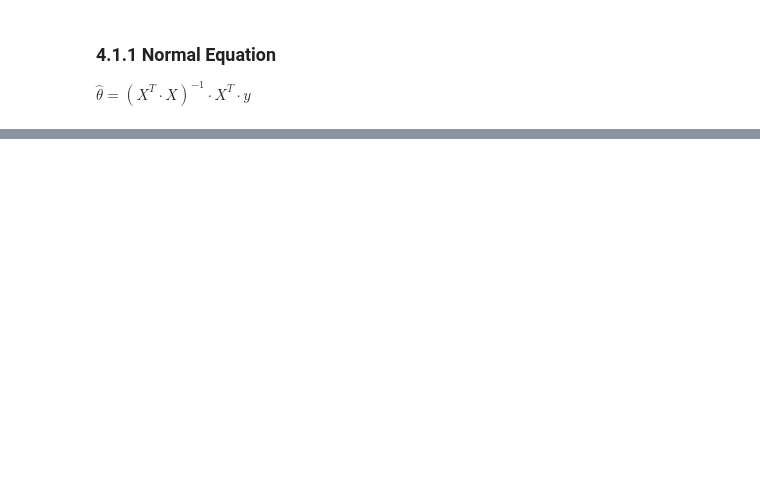
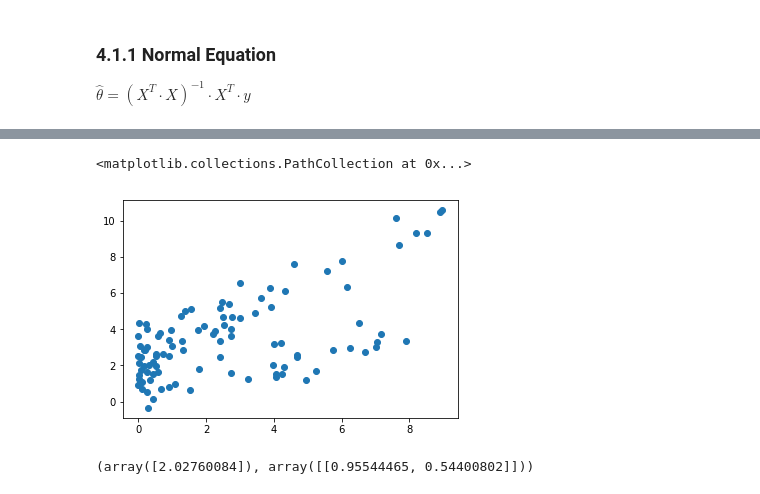
Before and after one commit to lottopotato/handson-ml_study, a Jupyter notebook: ch4/model_learning.ipynb, the cells around one changed output, grey strips where cells are left out. Cells and saved outputs as stored; diff of their text form; code cells hidden in the pictures; blank space fills up the shorter version.

```diff
--- a/ch4/model_learning.ipynb
+++ b/ch4/model_learning.ipynb
@@ -47,0 +144,14 @@ plt.axis([0, 2, 0, 15])
+# %%
+from sklearn.preprocessing import PolynomialFeatures
+poly_features = PolynomialFeatures(degree = 2, include_bias = False)
+x_poly = poly_features.fit_transform(X)
+plt.scatter(x_poly[:, 1], y)
+# %% [output]
+<matplotlib.collections.PathCollection at 0x...>
+[figure, added]
+# %%
+lin_reg = LinearRegression()
+lin_reg.fit(x_poly, y)
+lin_reg.intercept_, lin_reg.coef_
+# %% [output]
+(array([2.02760084]), array([[0.95544465, 0.54400802]]))
```
Also changed, not shown: parts of 45 cells of this notebook.
